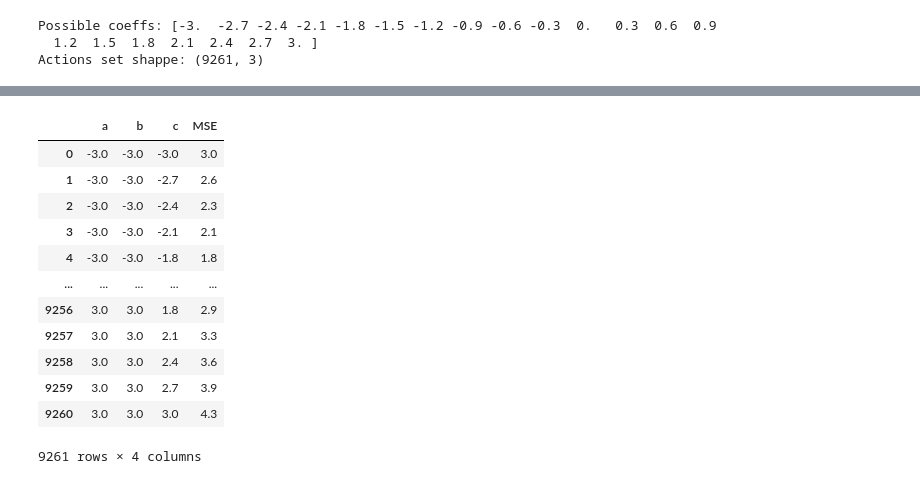
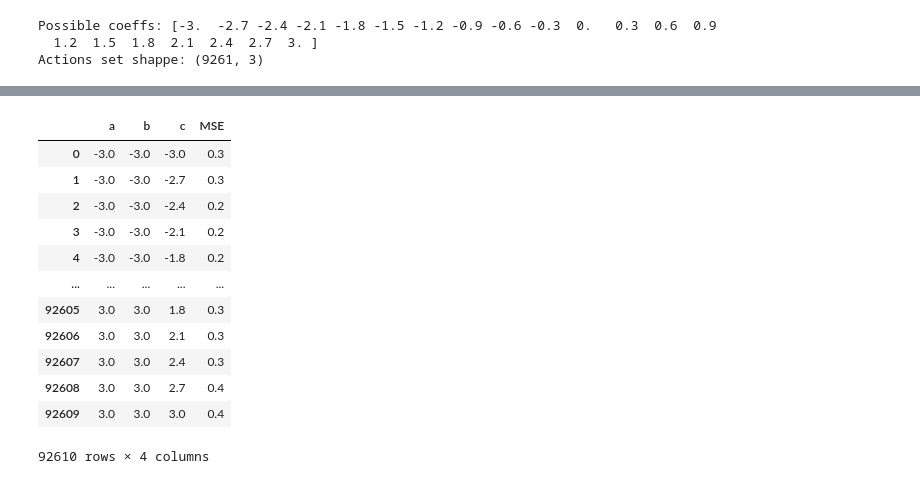
Before and after one commit to REAL-Pipetting/REinforced-Automaton-Learning-REAL-Pipetting, a Jupyter notebook: rlp/BUCB/GP_BUCB_Example.ipynb, the cells around one changed output, grey strips where cells are left out. Saved outputs shown, nothing was run; the diff lists cells and outputs as text; code cells hidden in the pictures.

```diff
--- a/rlp/BUCB/GP_BUCB_Example.ipynb
+++ b/rlp/BUCB/GP_BUCB_Example.ipynb
@@ -30,14 +30,3 @@ print(f"Actions set shappe: {Action_Set.shape}")
 Possible coeffs: [-3.  -2.7 -2.4 -2.1 -1.8 -1.5 -1.2 -0.9 -0.6 -0.3  0.   0.3  0.6  0.9
   1.2  1.5  1.8  2.1  2.4  2.7  3. ]
 Actions set shappe: (9261, 3)
-# %%
-Y = np.zeros((num_permutes,N))
-# targets are polynomial using actions as coeffs
-for i in range(num_permutes):
-    Y[i,:] = Action_Set[i,0]*X**2 + Action_Set[i,1]*X + Action_Set[i,2]
-
-# adding normal noise for variation
-noise = np.random.normal(loc=0.0, scale=0.1, size=(num_permutes,N))
-Y = Y + noise
-
-print(Y.shape)
@@ -45,0 +56,23 @@ print(Y.shape)
+# %%
+num_repeats = 10
+Y = np.zeros((num_permutes*num_repeats,N))
+# targets are polynomial using actions as coeffs
+for i in range(num_permutes):
+    actions = Action_Set[i]
+    # no error
+    Y[i] = get_output(actions, X)
+    # noise only
+    Y[i + num_permutes] = add_noise_to_output(Y[i])
+    # systematic low to coeffs
+    low_actions = add_systematic_low_to_actions(actions)
+    Y[i + num_permutes*2] = add_noise_to_output(get_output(low_actions, X))
+    # systematic high to coeffs
+    high_actions = add_systematic_high_to_actions(actions, err_percent=0.01)
+    Y[i + num_permutes*3] = add_noise_to_output(get_output(high_actions, X))
+    # now lots of randomness
+    for j in range(4, num_repeats):
+        # random sampling of coeffs
+        rand_actions = add_randomness_to_actions(actions)
+        Y[i + num_permutes*j] = add_noise_to_output(get_output(rand_actions, X))
+
+print(Y.shape)
@@ -45,0 +81,3 @@ print(Y.shape)
+# %%
+Dataset = np.tile(Action_Set, (num_repeats,1))
+Dataset.shape
@@ -76,22 +131,21 @@ mse = np.round(MSE(Y, target), 1)
 # %%
 # create dataframe
 columns = ['a', 'b', 'c']
-df = pd.DataFrame(data=Action_Set, columns=columns)
+df = pd.DataFrame(data=Dataset, columns=columns)
 df['MSE'] = mse
-# df['index'] = np.arange(len(Action_Set))
 df
 # %% [output]
 |  | a | b | c | MSE |
-| 0 | -3.0 | -3.0 | -3.0 | 3.0 |
-| 1 | -3.0 | -3.0 | -2.7 | 2.6 |
-| 2 | -3.0 | -3.0 | -2.4 | 2.3 |
-| 3 | -3.0 | -3.0 | -2.1 | 2.1 |
-| 4 | -3.0 | -3.0 | -1.8 | 1.8 |
+| 0 | -3.0 | -3.0 | -3.0 | 0.3 |
+| 1 | -3.0 | -3.0 | -2.7 | 0.3 |
+| 2 | -3.0 | -3.0 | -2.4 | 0.2 |
+| 3 | -3.0 | -3.0 | -2.1 | 0.2 |
+| 4 | -3.0 | -3.0 | -1.8 | 0.2 |
 | ... | ... | ... | ... | ... |
-| 9256 | 3.0 | 3.0 | 1.8 | 2.9 |
-| 9257 | 3.0 | 3.0 | 2.1 | 3.3 |
-| 9258 | 3.0 | 3.0 | 2.4 | 3.6 |
-| 9259 | 3.0 | 3.0 | 2.7 | 3.9 |
-| 9260 | 3.0 | 3.0 | 3.0 | 4.3 |
+| 92605 | 3.0 | 3.0 | 1.8 | 0.3 |
+| 92606 | 3.0 | 3.0 | 2.1 | 0.3 |
+| 92607 | 3.0 | 3.0 | 2.4 | 0.3 |
+| 92608 | 3.0 | 3.0 | 2.7 | 0.4 |
+| 92609 | 3.0 | 3.0 | 3.0 | 0.4 |
-9261 rows × 4 columns
+92610 rows × 4 columns
 # %%
```
Also changed, not shown: parts of 10 cells of this notebook.
